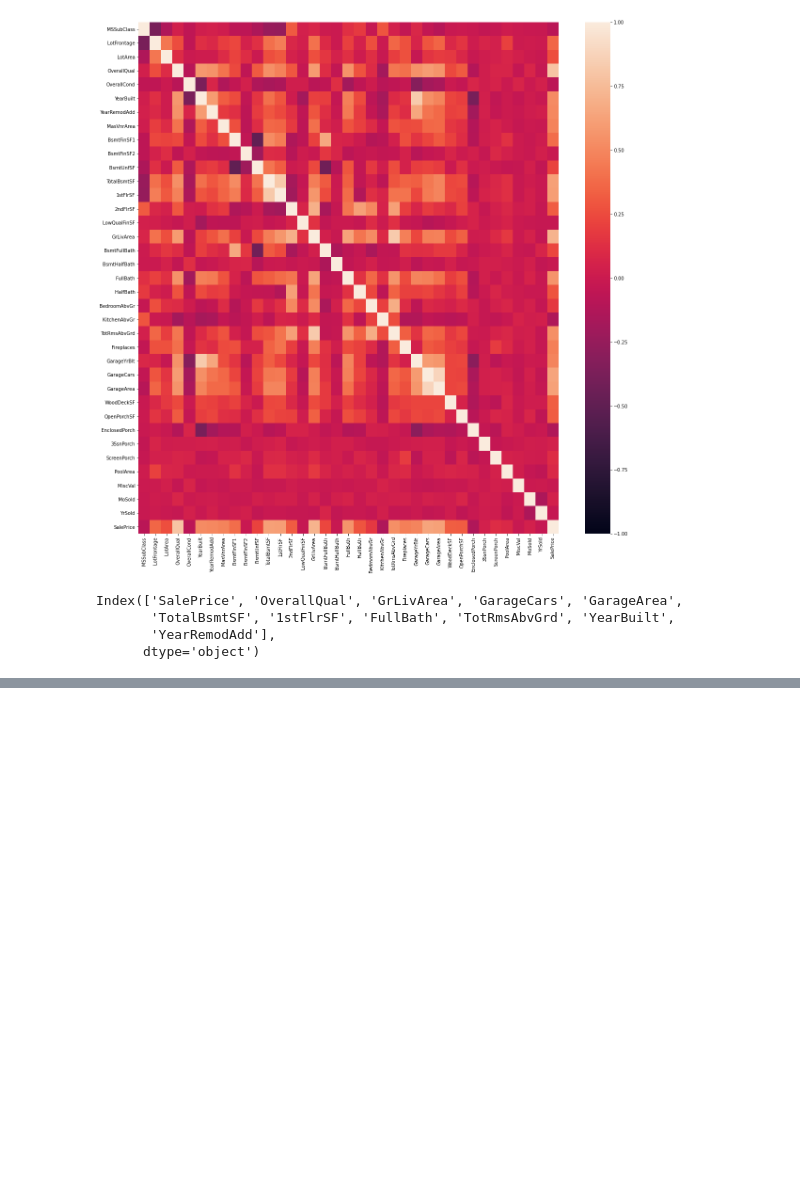
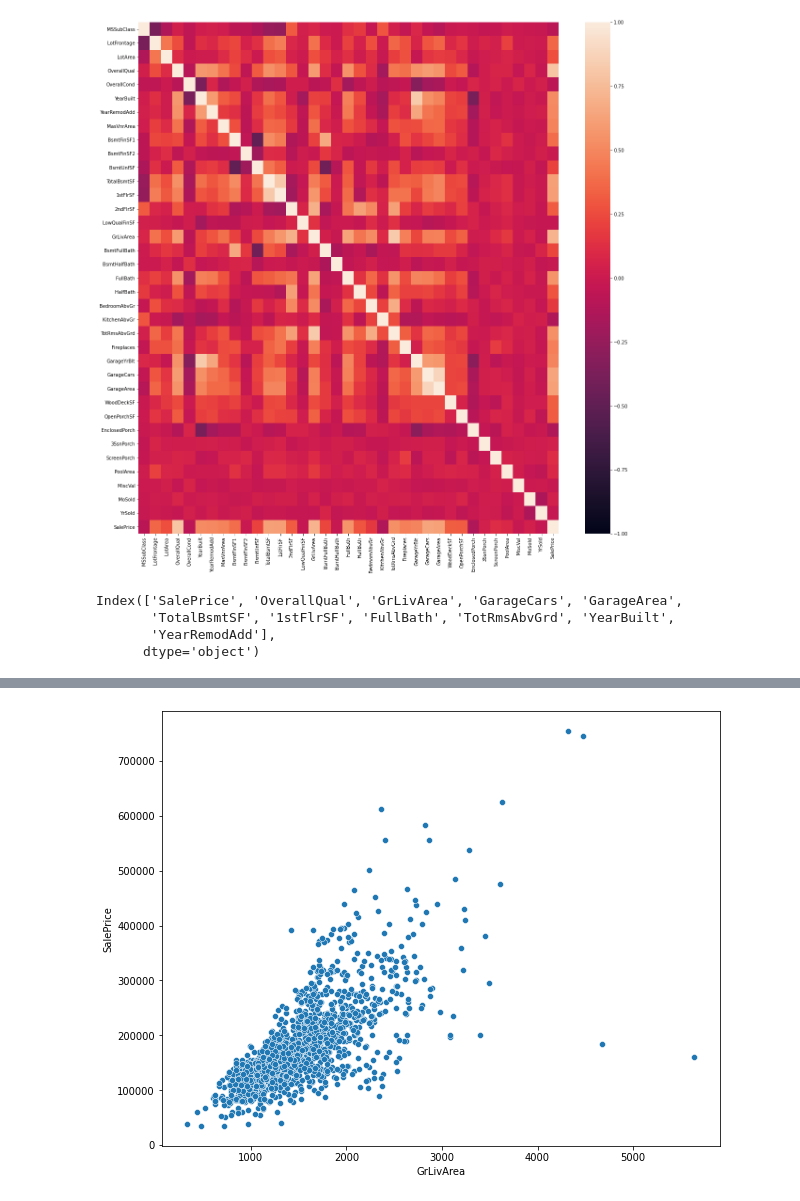
Before and after one commit to princeyyadav/CB-DS-LV-May21, a Jupyter notebook: DS/S27/eda.ipynb, the cells around one changed output, grey strips where cells are left out. Cells and saved outputs as stored; diff of their text form; code cells hidden in the pictures; blank space fills up the shorter version.

```diff
--- a/DS/S27/eda.ipynb
+++ b/DS/S27/eda.ipynb
@@ -145,0 +163,6 @@ Index(['SalePrice', 'OverallQual', 'GrLivArea', 'GarageCars', 'GarageArea',
+# %%
+plt.figure(figsize=(10,8))
+sns.scatterplot(data=train, x = 'GrLivArea', y='SalePrice')
+plt.show()
+# %% [output]
+[figure, added]
```
Also changed, not shown: parts of 40 cells of this notebook.
